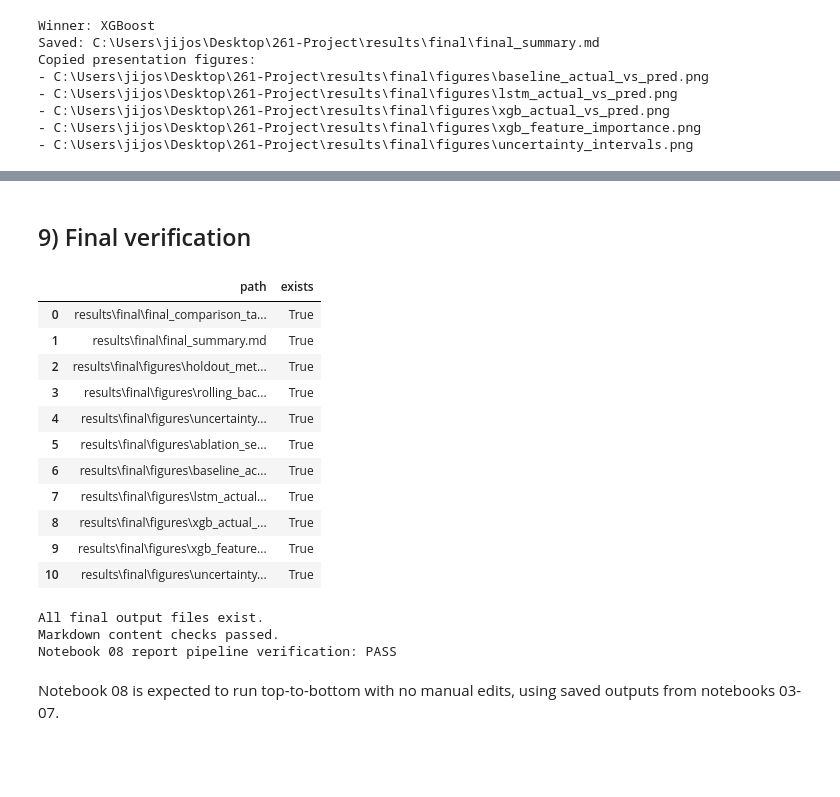
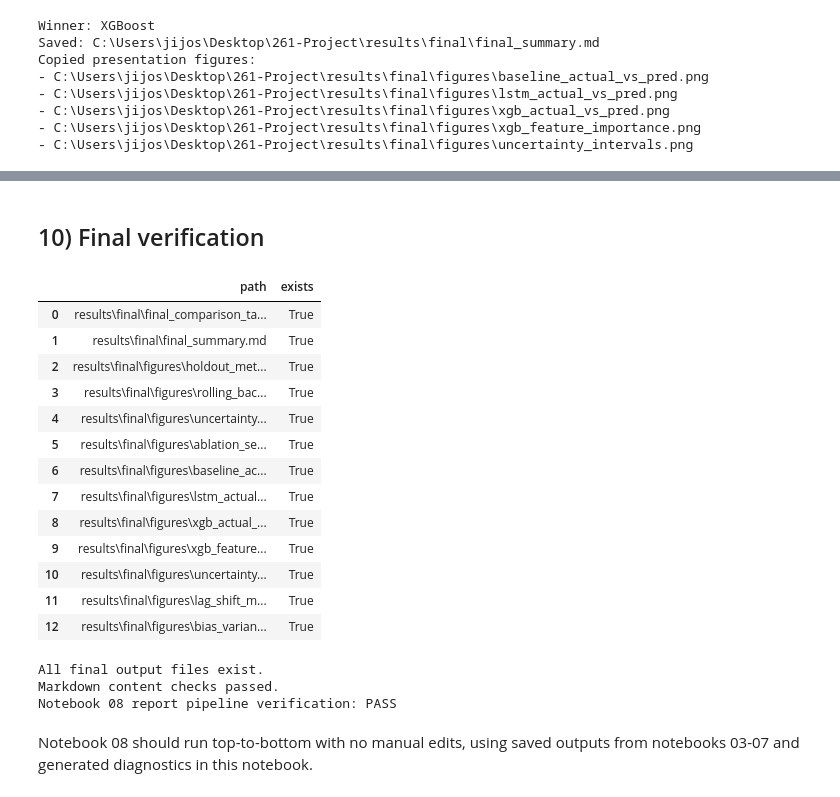
Before and after one commit to JadMouawad/261-Project, a Jupyter notebook: notebooks/08_final_comparison_and_report.ipynb, the cells around one changed output, grey strips where cells are left out. Saved outputs shown, nothing was run; the diff lists cells and outputs as text; code cells hidden in the pictures; blank space fills up the shorter version.

```diff
--- a/notebooks/08_final_comparison_and_report.ipynb
+++ b/notebooks/08_final_comparison_and_report.ipynb
@@ -657,5 +890,5 @@ Copied presentation figures:
 # %% [markdown]
-## 9) Final verification
+## 10) Final verification
 # %%
 required_final_outputs = [
     final_dir / "final_comparison_table.md",
@@ -669,6 +902,8 @@ required_final_outputs = [
     fig_dir / "xgb_actual_vs_pred.png",
     fig_dir / "xgb_feature_importance.png",
     fig_dir / "uncertainty_intervals.png",
+    fig_dir / "lag_shift_mae_by_model.png",
+    fig_dir / "bias_variance_error_breakdown.png",
 ]
 
 final_checks_df = pd.DataFrame([
@@ -678,36 +913,37 @@ final_checks_df = pd.DataFrame([
 display(final_checks_df)
 
 missing_final = final_checks_df.loc[~final_checks_df["exists"], "path"].tolist()
 if missing_final:
     raise FileNotFoundError("Missing final outputs: " + ", ".join(missing_final))
 
 # Quick content checks for exported markdown
 comparison_text = (final_dir / "final_comparison_table.md").read_text(encoding="utf-8")
 summary_text = (final_dir / "final_summary.md").read_text(encoding="utf-8")
 
 assert "Final Comparison Table" in comparison_text
 assert "Final Winner" in summary_text
 assert "Limitations" in summary_text
 
 print("All final output files exist.")
 print("Markdown content checks passed.")
 print("Notebook 08 report pipeline verification: PASS")
 # %% [output]
 |  | path | exists |
 | 0 | results\final\final_comparison_ta... | True |
 | 1 | results\final\final_summary.md | True |
 | 2 | results\final\figures\holdout_met... | True |
 | 3 | results\final\figures\rolling_bac... | True |
 | 4 | results\final\figures\uncertainty... | True |
 | 5 | results\final\figures\ablation_se... | True |
 | 6 | results\final\figures\baseline_ac... | True |
 | 7 | results\final\figures\lstm_actual... | True |
 | 8 | results\final\figures\xgb_actual_... | True |
 | 9 | results\final\figures\xgb_feature... | True |
 | 10 | results\final\figures\uncertainty... | True |
+| 11 | results\final\figures\lag_shift_m... | True |
+| 12 | results\final\figures\bias_varian... | True |
 All final output files exist.
 Markdown content checks passed.
 Notebook 08 report pipeline verification: PASS
 # %% [markdown]
-Notebook 08 is expected to run top-to-bottom with no manual edits,
-using saved outputs from notebooks 03-07.
+Notebook 08 should run top-to-bottom with no manual edits, using saved outputs from notebooks 03-07 and generated diagnostics in this notebook.
```
Also changed, not shown: parts of 2 cells of this notebook, 15 other files.
